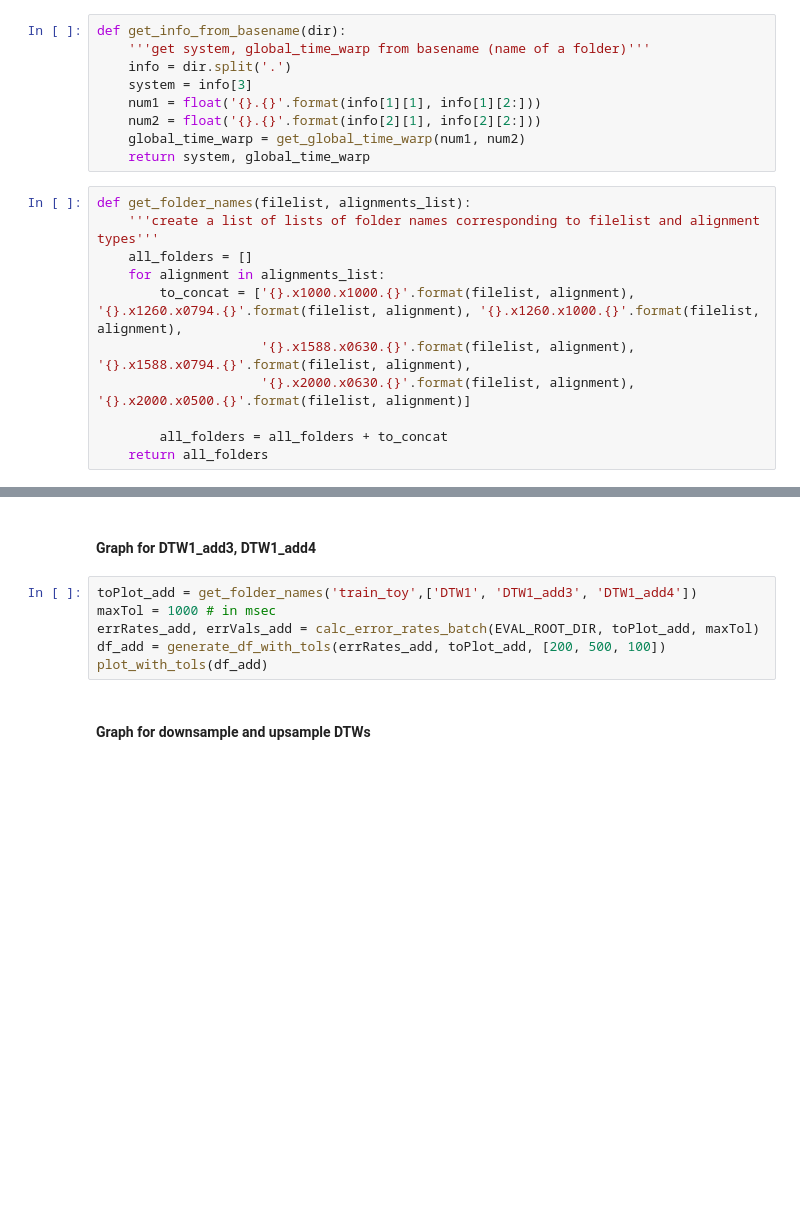
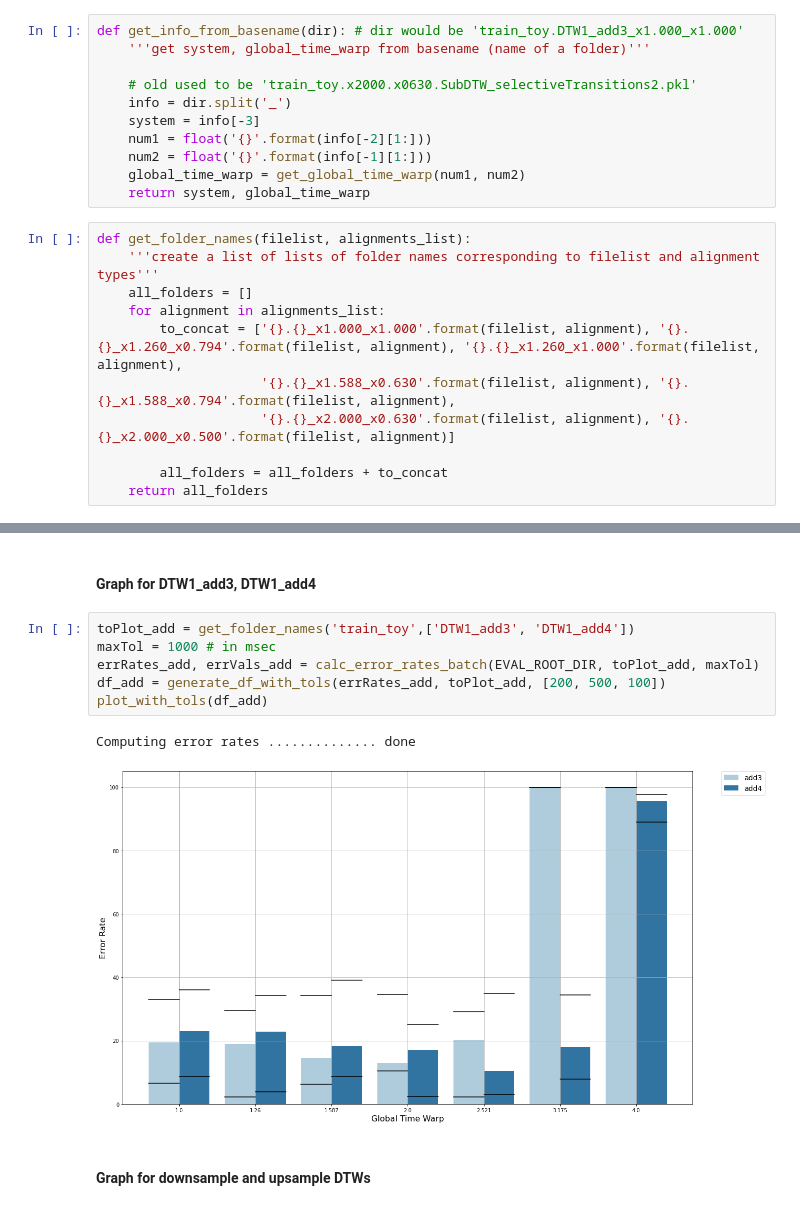
Before and after one commit to HMC-MIR/ExtremeTimeWarping, a Jupyter notebook: 03_Evaluate.ipynb, the cells around one changed output, grey strips where cells are left out. Drawn from its saved outputs; the diff is of its cells as text; blank space fills up the shorter version.

```diff
--- a/03_Evaluate.ipynb
+++ b/03_Evaluate.ipynb
@@ -123,12 +117,14 @@ def get_global_time_warp(num1, num2):
     ''' calculate global time warp from two numbers'''
     return round(num1/num2, 3)
 # %%
-def get_info_from_basename(dir):
+def get_info_from_basename(dir): # dir would be 'train_toy.DTW1_add3_x1.000_x1.000'
     '''get system, global_time_warp from basename (name of a folder)'''
-    info = dir.split('.')
-    system = info[3]
-    num1 = float('{}.{}'.format(info[1][1], info[1][2:]))
-    num2 = float('{}.{}'.format(info[2][1], info[2][2:]))
+
+    # old used to be 'train_toy.x2000.x0630.SubDTW_selectiveTransitions2.pkl'
+    info = dir.split('_')
+    system = info[-3]
+    num1 = float('{}'.format(info[-2][1:]))
+    num2 = float('{}'.format(info[-1][1:]))
     global_time_warp = get_global_time_warp(num1, num2)
     return system, global_time_warp
 # %%
@@ -136,9 +132,9 @@ def get_folder_names(filelist, alignments_list):
     '''create a list of lists of folder names corresponding to filelist and alignment types'''
     all_folders = []
     for alignment in alignments_list:
-        to_concat = ['{}.x1000.x1000.{}'.format(filelist, alignment), '{}.x1260.x0794.{}'.format(filelist, alignment), '{}.x1260.x1000.{}'.format(filelist, alignment),
-                     '{}.x1588.x0630.{}'.format(filelist, alignment), '{}.x1588.x0794.{}'.format(filelist, alignment),
-                     '{}.x2000.x0630.{}'.format(filelist, alignment), '{}.x2000.x0500.{}'.format(filelist, alignment)]
+        to_concat = ['{}.{}_x1.000_x1.000'.format(filelist, alignment), '{}.{}_x1.260_x0.794'.format(filelist, alignment), '{}.{}_x1.260_x1.000'.format(filelist, alignment),
+                     '{}.{}_x1.588_x0.630'.format(filelist, alignment), '{}.{}_x1.588_x0.794'.format(filelist, alignment),
+                     '{}.{}_x2.000_x0.630'.format(filelist, alignment), '{}.{}_x2.000_x0.500'.format(filelist, alignment)]
 
         all_folders = all_folders + to_concat
     return all_folders
@@ -301,11 +292,14 @@ Computing error rates ..................... done
 # %% [markdown]
 #### Graph for DTW1_add3, DTW1_add4
 # %%
-toPlot_add = get_folder_names('train_toy',['DTW1', 'DTW1_add3', 'DTW1_add4'])
+toPlot_add = get_folder_names('train_toy',['DTW1_add3', 'DTW1_add4'])
 maxTol = 1000 # in msec
 errRates_add, errVals_add = calc_error_rates_batch(EVAL_ROOT_DIR, toPlot_add, maxTol)
 df_add = generate_df_with_tols(errRates_add, toPlot_add, [200, 500, 100])
 plot_with_tols(df_add)
+# %% [output]
+Computing error rates .............. done
+[figure, added]
 # %% [markdown]
 #### Graph for downsample and upsample DTWs
 # %%
```
Also changed, not shown: parts of 4 cells of this notebook.
